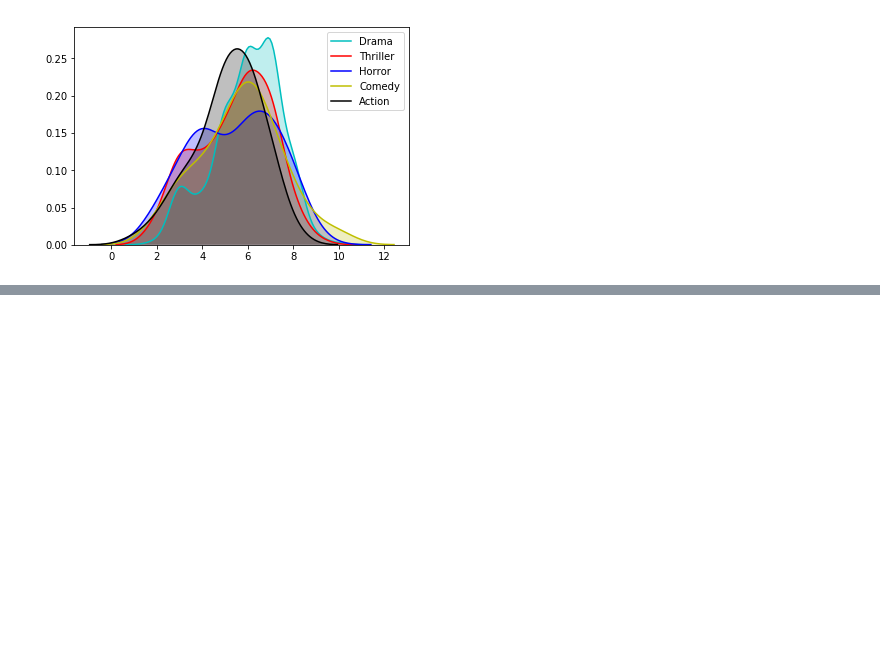
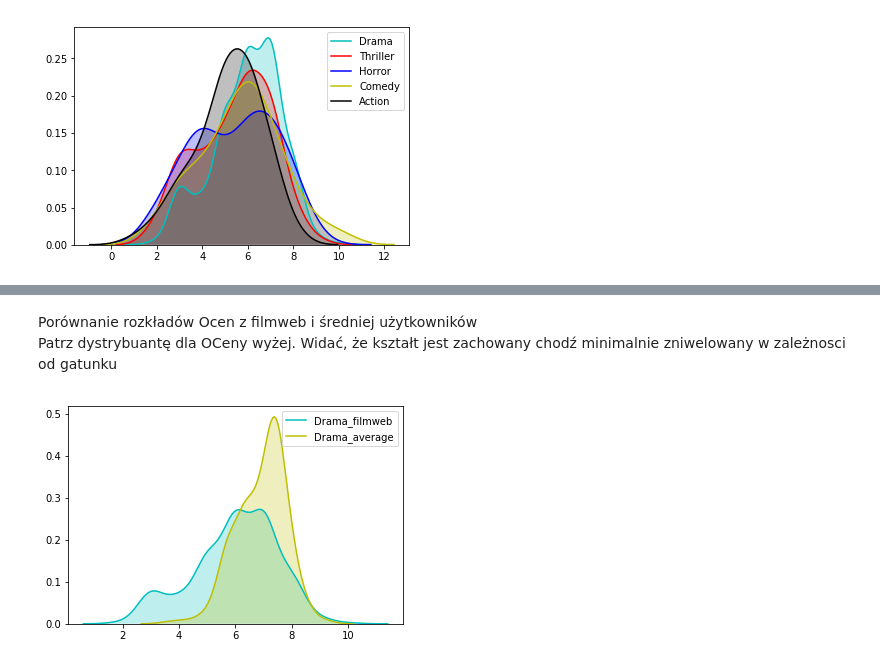
Before and after one commit to dataworkshop/dw-poznan-project, a Jupyter notebook: spotkania/2019-11-12/wykresy/marks.ipynb, the cells around one changed output, grey strips where cells are left out. Saved outputs shown, nothing was run; the diff lists cells and outputs as text; code cells hidden in the pictures; blank space fills up the shorter version.

```diff
--- a/spotkania/2019-11-12/wykresy/marks.ipynb
+++ b/spotkania/2019-11-12/wykresy/marks.ipynb
@@ -256,0 +483,8 @@ Merging with
+# %% [markdown]
+Porównanie rozkładów Ocen z filmweb i średniej użytkowników <br>
+Patrz dystrybuantę dla OCeny wyżej. Widać, że kształt jest zachowany chodź minimalnie zniwelowany w zależnosci od gatunku
+# %%
+p1=sns.kdeplot(oceny_imdb2[oceny_imdb2.Map_right=='Drama']['Ocena'], shade=True, color='c', label='Drama_filmweb')
+p1=sns.kdeplot(oceny_imdb2[oceny_imdb2.Map_right=='Drama']['averageRating'], shade=True, color='y', label='Drama_average')
+# %% [output]
+[figure, added]
```
Also changed, not shown: parts of 39 cells of this notebook.
